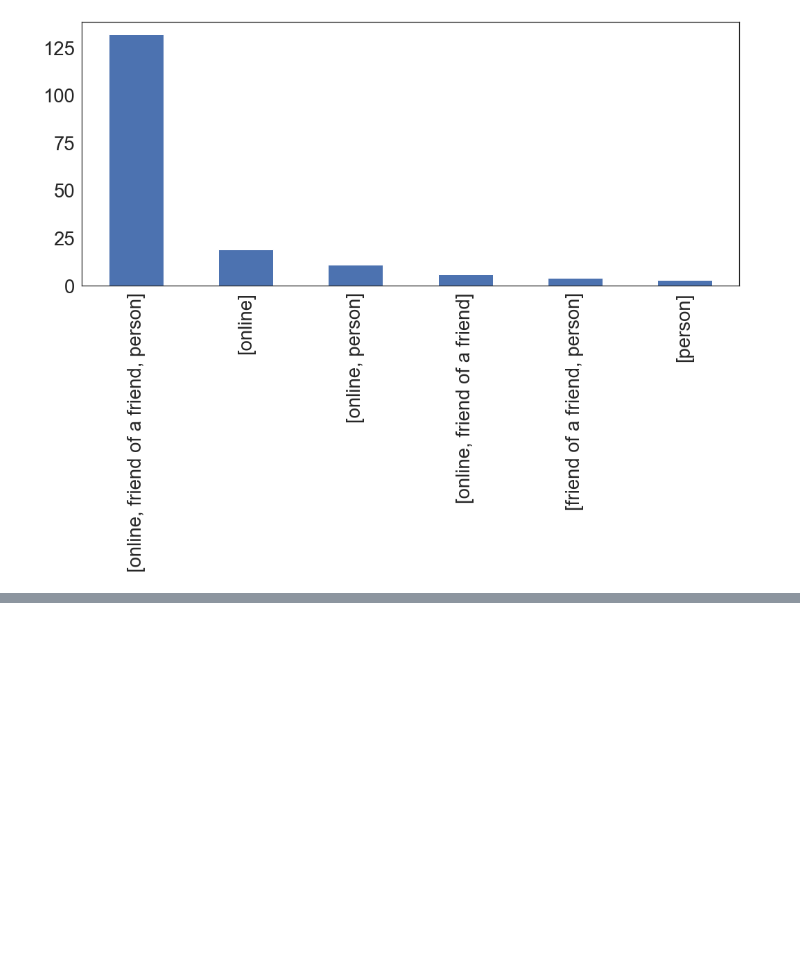
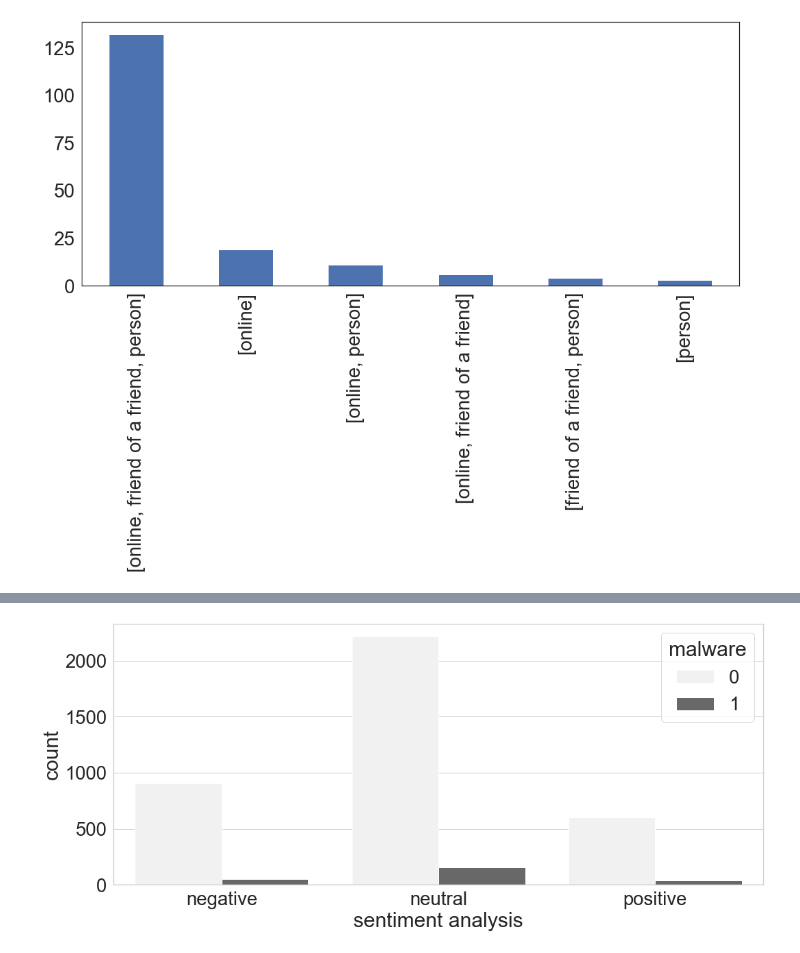
Before and after one commit to Anthonyive/DSCI-550-Assignment-1, a Jupyter notebook: visualizations/visualization.ipynb, the cells around one changed output, grey strips where cells are left out. Drawn from its saved outputs; the diff is of its cells as text; code cells hidden in the pictures; blank space fills up the shorter version.

```diff
--- a/visualizations/visualization.ipynb
+++ b/visualizations/visualization.ipynb
@@ -200,0 +228,6 @@ df['attacker relationship'].value_counts().plot(kind='bar')
+# %%
+sns.set(font_scale=2.5, style="whitegrid")
+ax = sns.countplot(x=date_spell['sentiment analysis'],color='#686868',hue=date_spell['malware'])
+plt.rcParams['figure.figsize'] = (10, 5)
+# %% [output]
+[figure, added]
```
Also changed, not shown: parts of 17 cells of this notebook.
